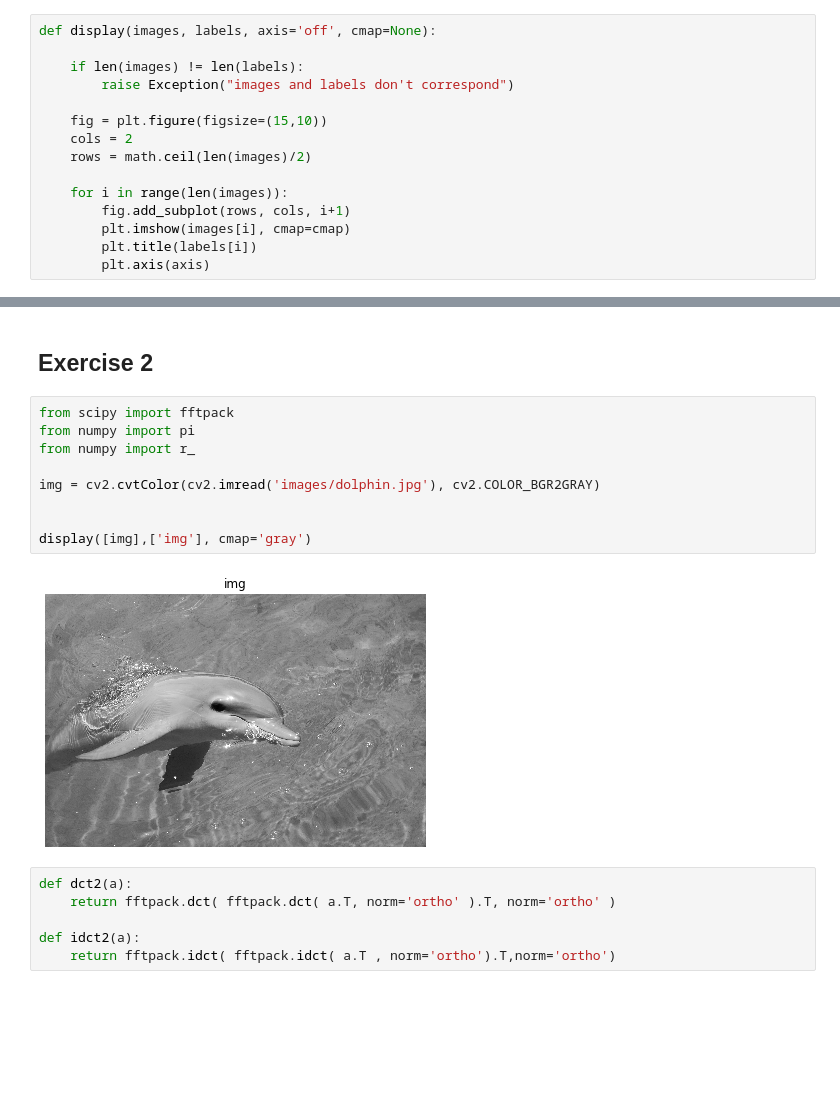
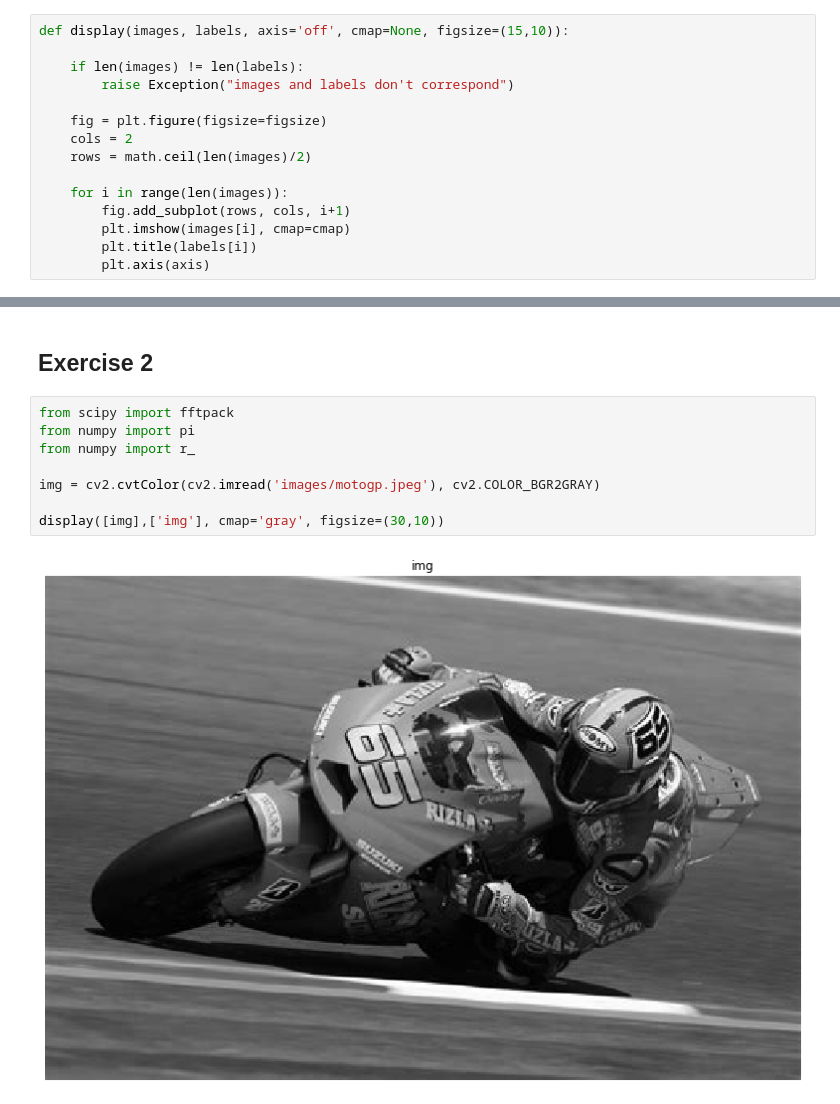
Before and after one commit to S010MON/image-processing, a Jupyter notebook: project2/6252320-Debnath_proj2.ipynb, the cells around one changed output, grey strips where cells are left out. Cells and saved outputs as stored; diff of their text form; blank space fills up the shorter version.

```diff
--- a/project2/6252320-Debnath_proj2.ipynb
+++ b/project2/6252320-Debnath_proj2.ipynb
@@ -9,12 +9,12 @@ import numpy as np
 import cv2
 import math
 # %%
-def display(images, labels, axis='off', cmap=None):
+def display(images, labels, axis='off', cmap=None, figsize=(15,10)):
 
     if len(images) != len(labels):
         raise Exception("images and labels don't correspond")
 
-    fig = plt.figure(figsize=(15,10))
+    fig = plt.figure(figsize=figsize)
     cols = 2
     rows = math.ceil(len(images)/2)
 
@@ -30,18 +30,11 @@ def display(images, labels, axis='off', cmap=None):
 # %%
 from scipy import fftpack
 from numpy import pi
 from numpy import r_
 
-img = cv2.cvtColor(cv2.imread('images/dolphin.jpg'), cv2.COLOR_BGR2GRAY)
+img = cv2.cvtColor(cv2.imread('images/motogp.jpeg'), cv2.COLOR_BGR2GRAY)
 
-
-display([img],['img'], cmap='gray')
+display([img],['img'], cmap='gray', figsize=(30,10))
 # %% [output]
-[figure, old version]
+[figure, new version]
-# %%
-def dct2(a):
-    return fftpack.dct( fftpack.dct( a.T, norm='ortho' ).T, norm='ortho' )
-
-def idct2(a):
-    return fftpack.idct( fftpack.idct( a.T , norm='ortho').T,norm='ortho')
 # %%
```
Also changed, not shown: parts of 9 cells of this notebook, 1 other file.
